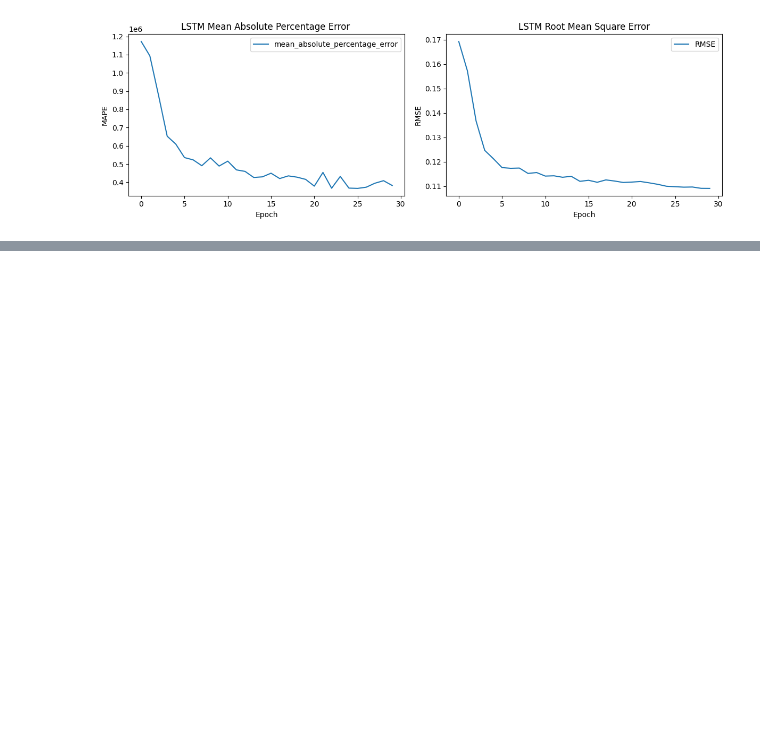
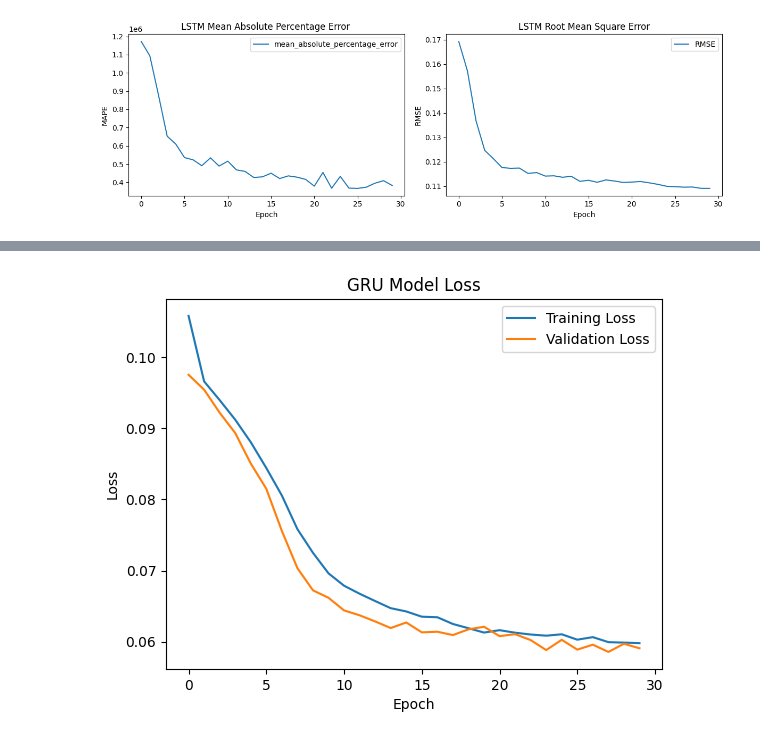
Before and after one commit to Sabindara17/Machine-Learning, a Jupyter notebook: timeseries.ipynb, the cells around one changed output, grey strips where cells are left out. Drawn from its saved outputs; the diff is of its cells as text; code cells hidden in the pictures; blank space fills up the shorter version.

```diff
--- a/timeseries.ipynb
+++ b/timeseries.ipynb
@@ -441,0 +503,9 @@ plt.show()
+# %%
+
+cp4 = ModelCheckpoint('model4.keras', save_best_only=True)
+#model4.compile(loss=MeanSquaredError(), optimizer=Adam(learning_rate=0.0001), metrics=[RootMeanSquaredError()])
+# %%
+from tensorflow.keras.metrics import MeanAbsolutePercentageError
+model4.compile(loss='mean_absolute_error', optimizer=Adam(learning_rate=0.00001), metrics=['mean_absolute_error', RootMeanSquaredError(), MeanAbsolutePercentageError()])
+# %%
+history4 = model4.fit(X_train1, y_train1, validation_data=(X_val1, y_val1), epochs=30, callbacks=[cp4], batch_size=3)
@@ -441,0 +632,15 @@ plt.show()
+# %%
+import matplotlib.pyplot as plt
+import tensorflow as tf
+
+
+# Plotting the training and validation loss
+plt.plot(history4.history['loss'], label='Training Loss')
+plt.plot(history4.history['val_loss'], label='Validation Loss')
+plt.title('GRU Model Loss')
+plt.xlabel('Epoch')
+plt.ylabel('Loss')
+plt.legend()
+plt.show()
+# %% [output]
+[figure, added]
```
Also changed, not shown: parts of 27 cells of this notebook.
